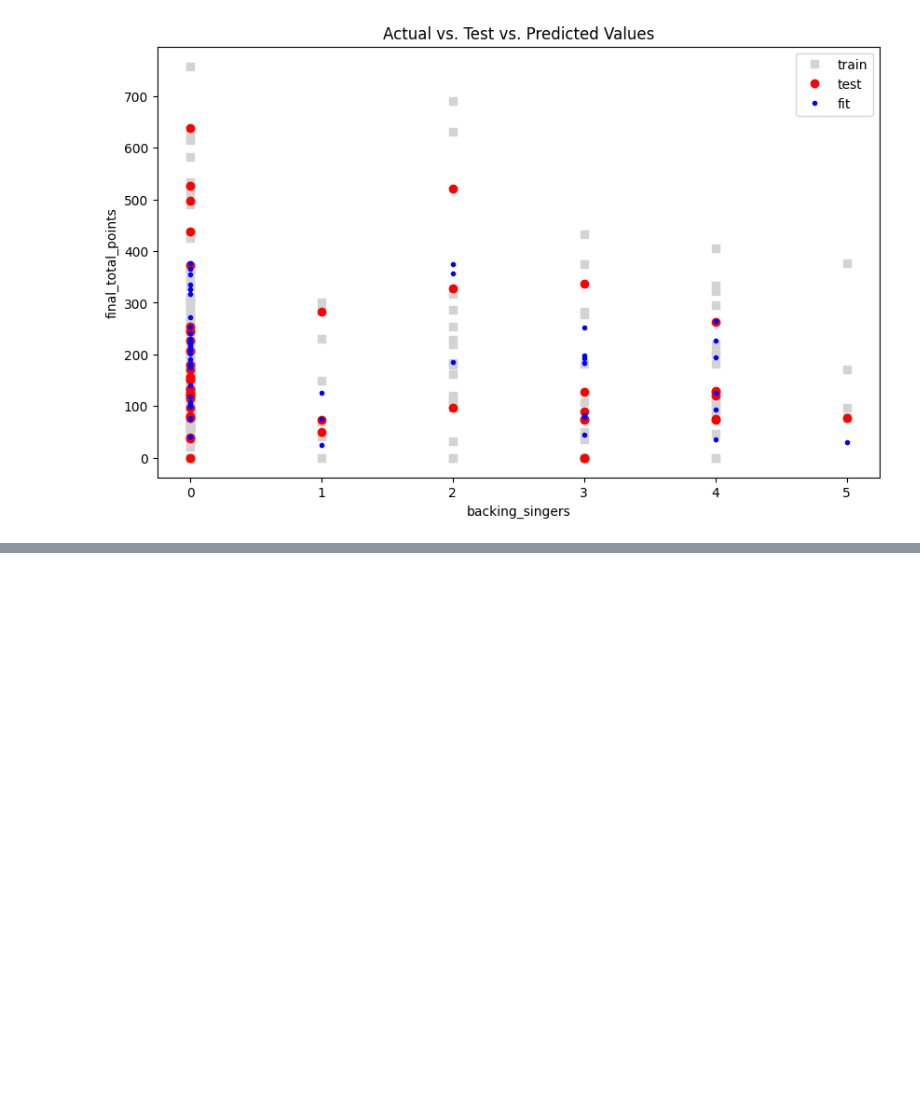
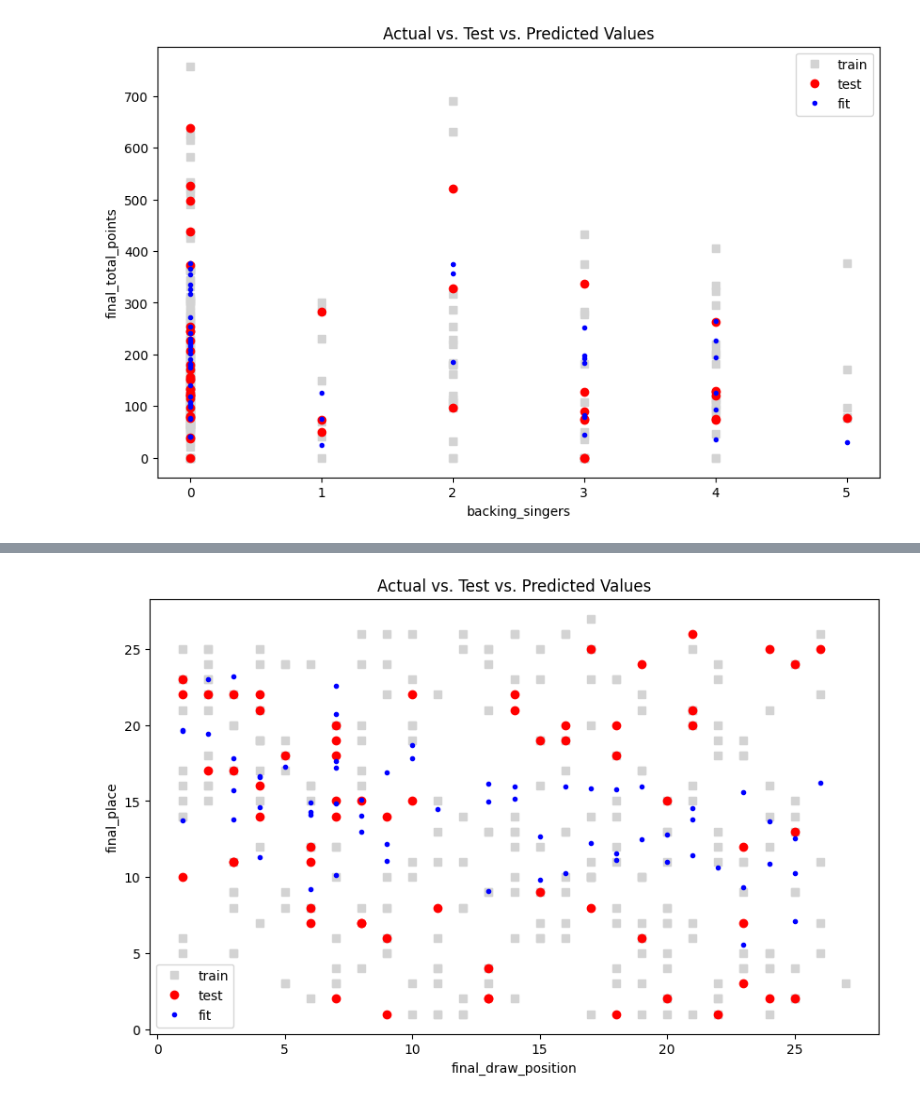
Before and after one commit to awamboldt/Alex_Ayla_Neringa, a Jupyter notebook: Alex/predictive_model.ipynb, the cells around one changed output, grey strips where cells are left out. Cells and saved outputs as stored; diff of their text form; code cells hidden in the pictures; blank space fills up the shorter version.

```diff
--- a/Alex/predictive_model.ipynb
+++ b/Alex/predictive_model.ipynb
@@ -404,0 +563,9 @@ plt.legend()
+# %%
+# create an OLS model
+song_model = sm.OLS(ytrain, Xtrain)
+
+# use the data to calculate the intercept and slope
+model_results = song_model.fit()
+
+# return the output of the model
+model_results.summary() # summary contains eg. 'const' (intercept) and 'slope' of the regression equation.
@@ -404,0 +609,18 @@ plt.legend()
+# %%
+# Add a constant to the test data for the intercept
+Xtest = sm.add_constant(Xtest)
+
+# Make predictions using the test data
+y_pred = model_results.predict(Xtest)
+
+# Calculate Mean Squared Error (MSE)
+mse = mean_squared_error(ytest, y_pred)
+print(f"Mean Squared Error (MSE): {mse}")
+
+# Calculate Root Mean Squared Error (RMSE)
+rmse = np.sqrt(mse)
+print(f"Root Mean Squared Error (RMSE): {rmse}")
+
+# Calculate R-squared (R^2)
+r2 = r2_score(ytest, y_pred)
+print(f"R-squared (R^2): {r2}")
@@ -404,0 +631,6 @@ plt.legend()
+# %%
+# adding test values and predicted values + calculating squared error for each record
+y_pred.name = 'final_place_pred' # assigning a name to the y_pred Series, to get a column name below
+df_eval = pd.concat([Xtest, ytest, y_pred], axis=1)
+df_eval['squared_error'] = (df_eval['final_place'] - df_eval['final_place_pred'])**2
+df_eval
@@ -404,0 +651,14 @@ plt.legend()
+# %%
+# Create a scatter plot
+plt.figure(figsize=(10, 6))
+plt.plot(Xtrain['final_draw_position'], ytrain, 's', color='lightgray', label="train")
+plt.plot(Xtest['final_draw_position'], ytest, 'ro', label="test")
+plt.plot(Xtest['final_draw_position'], y_pred, 'bo', markersize=3, label="fit")
+
+# Add labels and title
+plt.xlabel('final_draw_position')
+plt.ylabel('final_place')
+plt.title('Actual vs. Test vs. Predicted Values')
+plt.legend();
+# %% [output]
+[figure, added]
```
Also changed, not shown: parts of 29 cells of this notebook, 7 other files.
